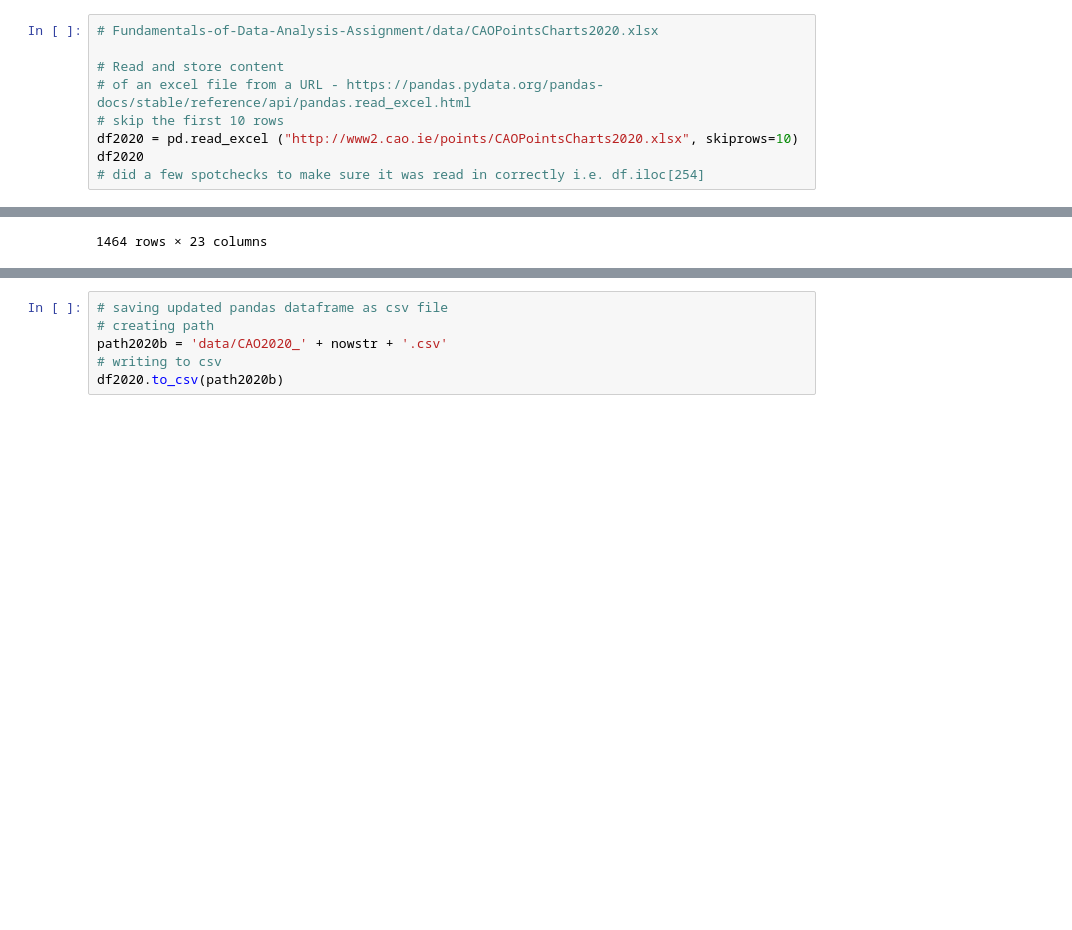
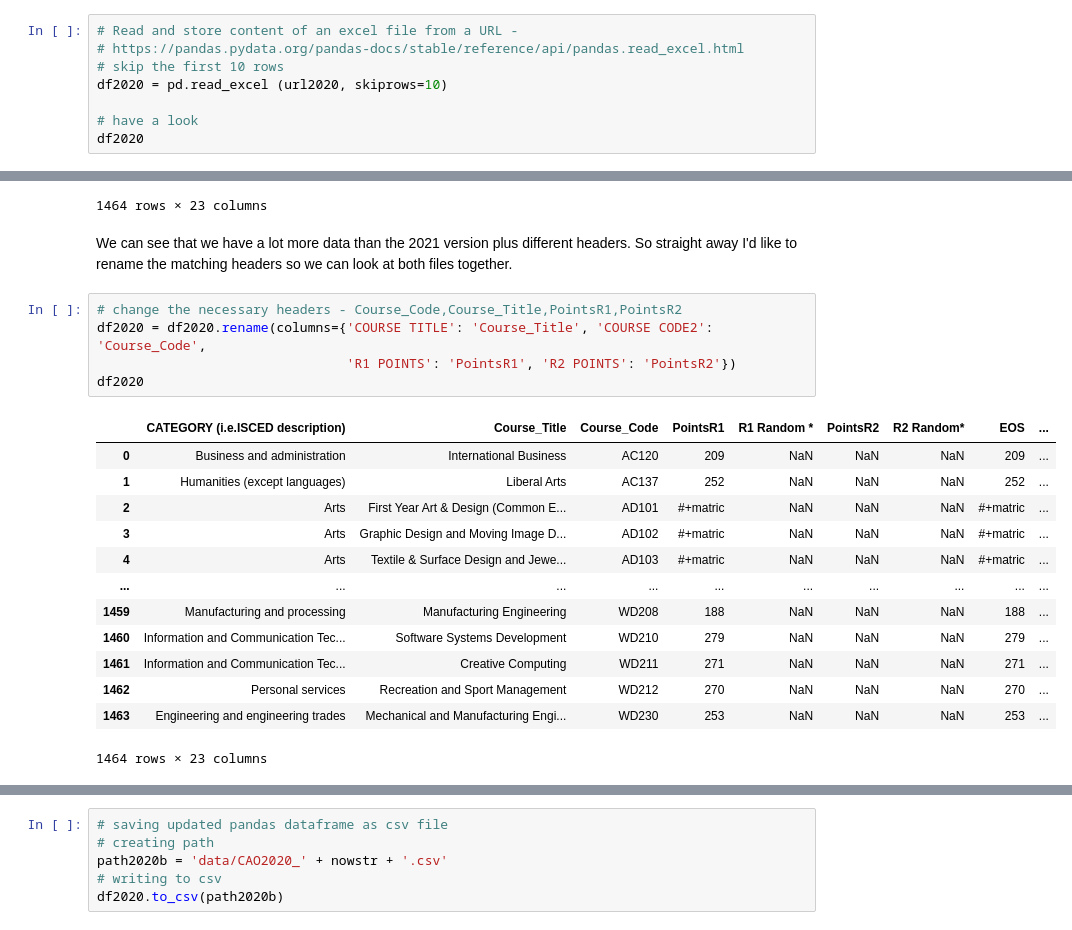
Before and after one commit to Caoimhinv/Fundamentals_Assessment, a Jupyter notebook: cao.ipynb, the cells around one changed output, grey strips where cells are left out. Saved outputs shown, nothing was run; the diff lists cells and outputs as text; blank space fills up the shorter version.

```diff
--- a/cao.ipynb
+++ b/cao.ipynb
@@ -175,13 +202,12 @@ urlrq.urlretrieve(url2020, path2020)
  <http.client.HTTPMessage at 0x...>)
 # %%
-# Fundamentals-of-Data-Analysis-Assignment/data/CAOPointsCharts2020.xlsx
+# Read and store content of an excel file from a URL -
+# https://pandas.pydata.org/pandas-docs/stable/reference/api/pandas.read_excel.html
+# skip the first 10 rows
+df2020 = pd.read_excel (url2020, skiprows=10)
 
-# Read and store content
-# of an excel file from a URL - https://pandas.pydata.org/pandas-docs/stable/reference/api/pandas.read_excel.html
-# skip the first 10 rows
-df2020 = pd.read_excel ("http://www2.cao.ie/points/CAOPointsCharts2020.xlsx", skiprows=10)
+# have a look
 df2020
-# did a few spotchecks to make sure it was read in correctly i.e. df.iloc[254]
 # %% [output]
 |  | CATEGORY (i.e.ISCED description) | COURSE TITLE | COURSE CODE2 | R1 POINTS | R1 Random * | R2 POINTS | R2 Random* | ... |
 | 0 | Business and administration | International Business | AC120 | 209 | NaN | NaN | NaN | ... |
@@ -196,3 +222,24 @@ df2020
 | 1462 | Personal services | Recreation and Sport Management | WD212 | 270 | NaN | NaN | NaN | ... |
 | 1463 | Engineering and engineering trades | Mechanical and Manufacturing Engi... | WD230 | 253 | NaN | NaN | NaN | ... |
 1464 rows × 23 columns
+# %% [markdown]
+We can see that we have a lot more data than the 2021 version plus different headers. So straight away I'd like to rename the matching headers so we can look at both files together.
+# %%
+# change the necessary headers - Course_Code,Course_Title,PointsR1,PointsR2
+df2020 = df2020.rename(columns={'COURSE TITLE': 'Course_Title', 'COURSE CODE2': 'Course_Code',
+                                'R1 POINTS': 'PointsR1', 'R2 POINTS': 'PointsR2'})
+df2020
+# %% [output]
+|  | CATEGORY (i.e.ISCED description) | Course_Title | Course_Code | PointsR1 | R1 Random * | PointsR2 | R2 Random* | EOS | ... |
+| 0 | Business and administration | International Business | AC120 | 209 | NaN | NaN | NaN | 209 | ... |
+| 1 | Humanities (except languages) | Liberal Arts | AC137 | 252 | NaN | NaN | NaN | 252 | ... |
+| 2 | Arts | First Year Art & Design (Common E... | AD101 | #+matric | NaN | NaN | NaN | #+matric | ... |
+| 3 | Arts | Graphic Design and Moving Image D... | AD102 | #+matric | NaN | NaN | NaN | #+matric | ... |
+| 4 | Arts | Textile & Surface Design and Jewe... | AD103 | #+matric | NaN | NaN | NaN | #+matric | ... |
+| ... | ... | ... | ... | ... | ... | ... | ... | ... | ... |
+| 1459 | Manufacturing and processing | Manufacturing Engineering | WD208 | 188 | NaN | NaN | NaN | 188 | ... |
+| 1460 | Information and Communication Tec... | Software Systems Development | WD210 | 279 | NaN | NaN | NaN | 279 | ... |
+| 1461 | Information and Communication Tec... | Creative Computing | WD211 | 271 | NaN | NaN | NaN | 271 | ... |
+| 1462 | Personal services | Recreation and Sport Management | WD212 | 270 | NaN | NaN | NaN | 270 | ... |
+| 1463 | Engineering and engineering trades | Mechanical and Manufacturing Engi... | WD230 | 253 | NaN | NaN | NaN | 253 | ... |
+1464 rows × 23 columns
```
Also changed, not shown: parts of 46 cells of this notebook, 10 other files.
